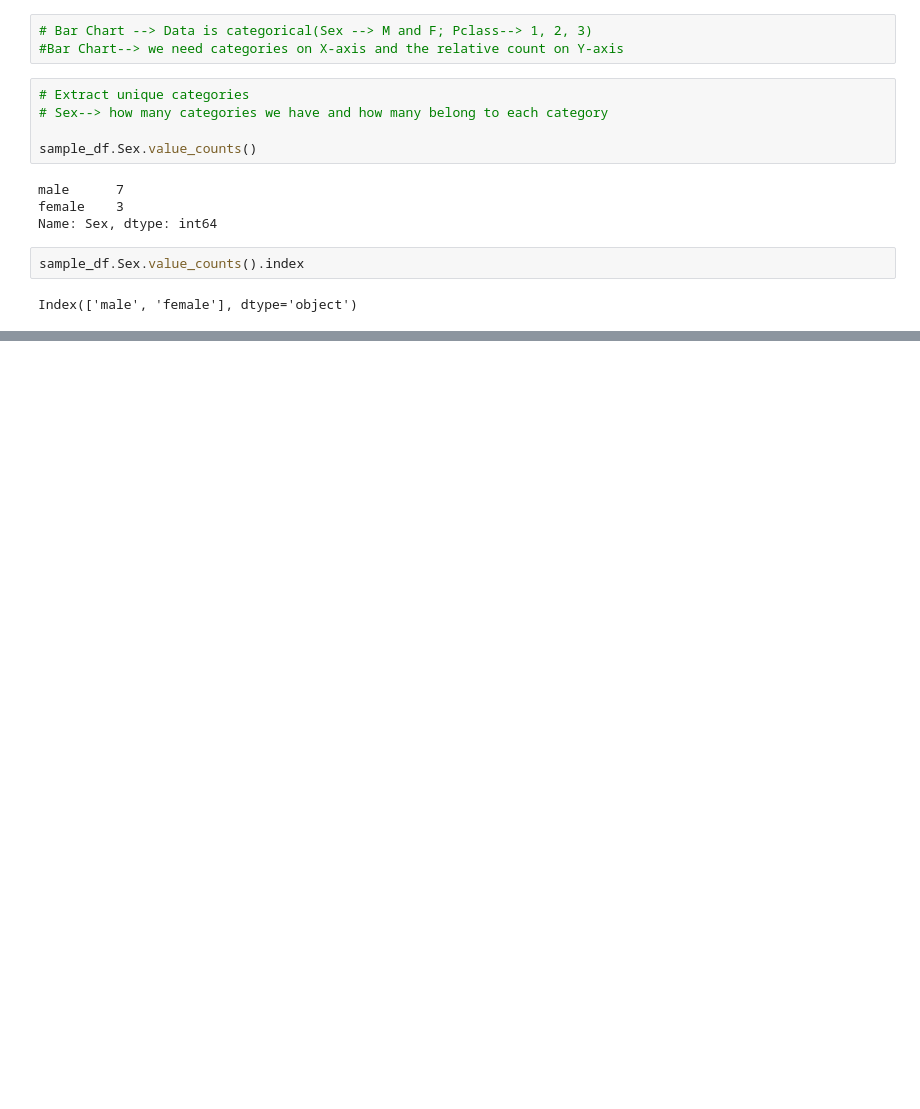
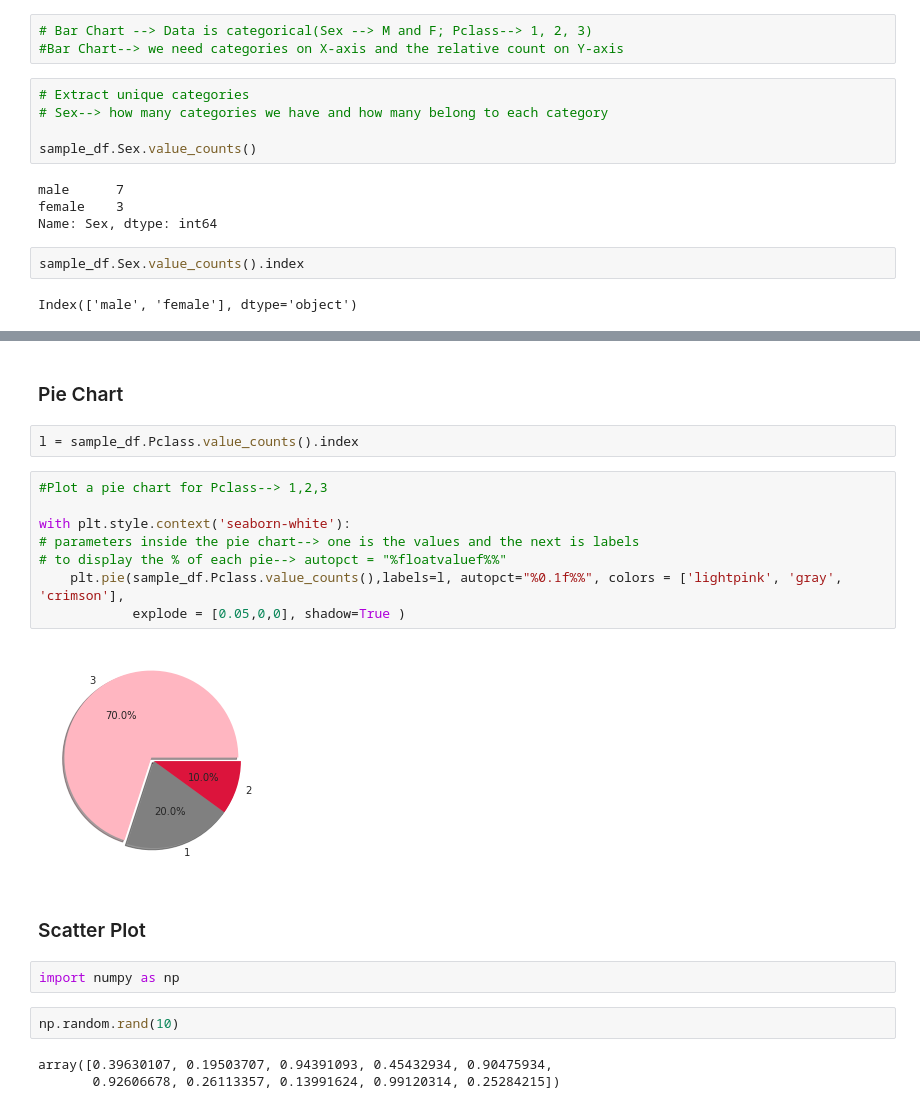
Before and after one commit to Mounika-Kajjam/GL-Python, a Jupyter notebook: Data Analysis - Matplotlib.ipynb, the cells around one changed output, grey strips where cells are left out. Cells and saved outputs as stored; diff of their text form; blank space fills up the shorter version.

```diff
--- a/Data Analysis - Matplotlib.ipynb
+++ b/Data Analysis - Matplotlib.ipynb
@@ -91,0 +92,23 @@ plt.barh(sample_df.Sex.value_counts().index, sample_df.Sex.value_counts() )
+# %% [markdown]
+### Pie Chart
+# %%
+l = sample_df.Pclass.value_counts().index
+# %%
+#Plot a pie chart for Pclass--> 1,2,3
+
+with plt.style.context('seaborn-white'):
+# parameters inside the pie chart--> one is the values and the next is labels
+# to display the % of each pie--> autopct = "%floatvaluef%%"
+    plt.pie(sample_df.Pclass.value_counts(),labels=l, autopct="%0.1f%%", colors = ['lightpink', 'gray', 'crimson'],
+            explode = [0.05,0,0], shadow=True )
+# %% [output]
+[figure, added]
+# %% [markdown]
+### Scatter Plot
+# %%
+import numpy as np
+# %%
+np.random.rand(10)
+# %% [output]
+array([0.39630107, 0.19503707, 0.94391093, 0.45432934, 0.90475934,
+       0.92606678, 0.26113357, 0.13991624, 0.99120314, 0.25284215])
```
Also changed, not shown: parts of 9 cells of this notebook.
